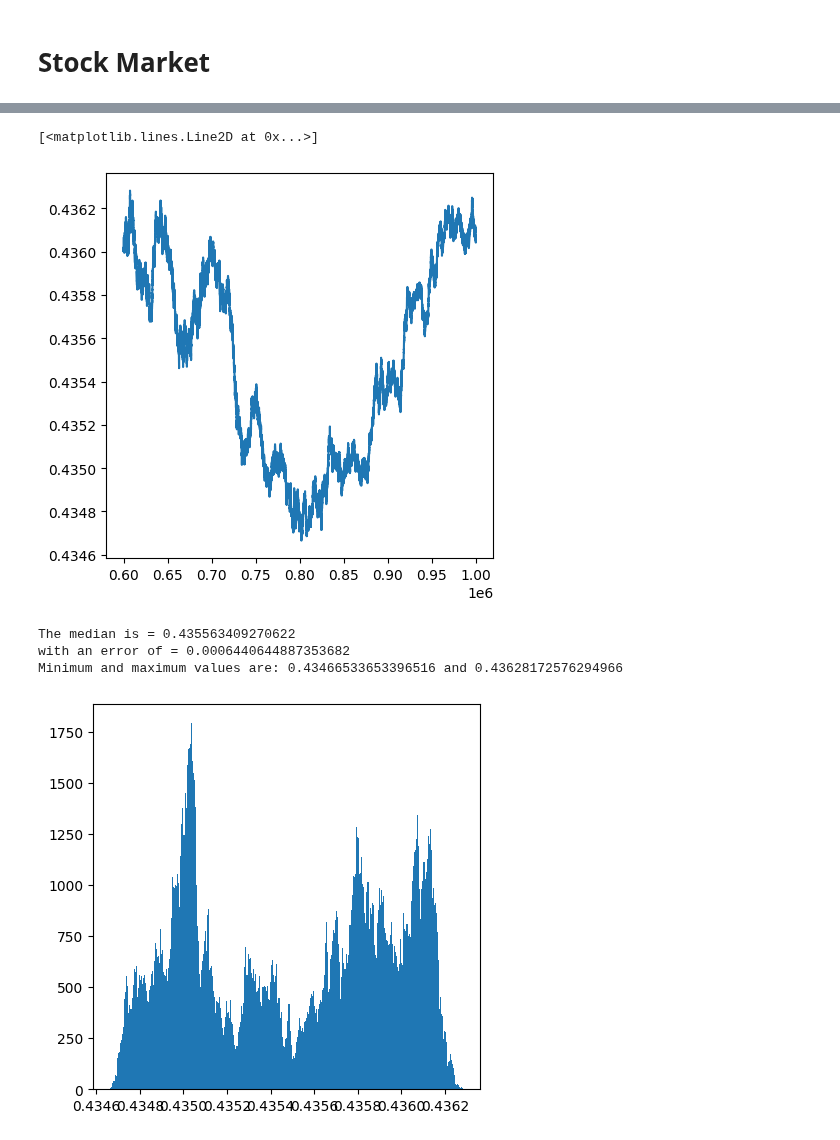
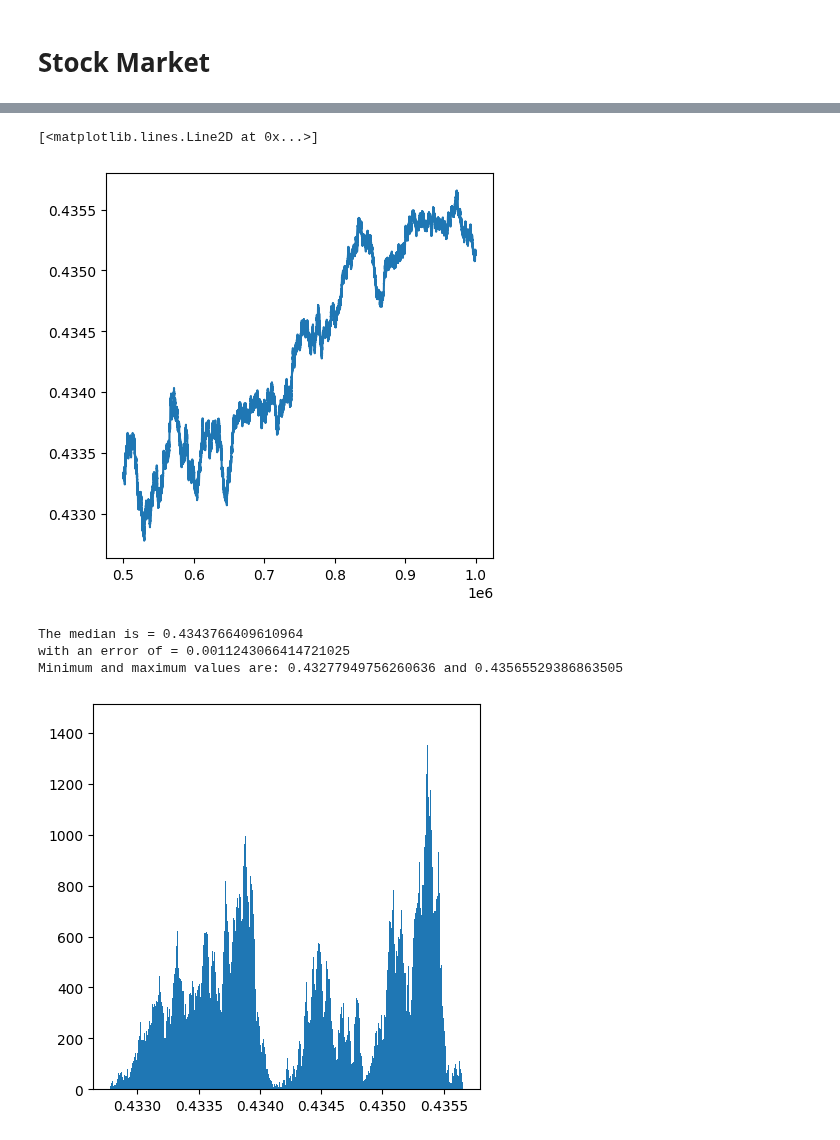
Before and after one commit to EdoSanto/astrostatistics_bicocca_2024, a Jupyter notebook: working/L10 - Planning a telescope observation.ipynb, the cells around one changed output, grey strips where cells are left out. Cells and saved outputs as stored; diff of their text form; code cells hidden in the pictures.

```diff
--- a/working/L10 - Planning a telescope observation.ipynb
+++ b/working/L10 - Planning a telescope observation.ipynb
@@ -143,9 +143,9 @@ Stagnant market = 6.2539%
 # %%
-burn_in = 600000
+burn_in = 500000
 plt.plot(range(burn_in, N), trace[burn_in:])
 # %% [output]
 [<matplotlib.lines.Line2D at 0x...>]
-[figure, old version]
+[figure, new version]
 # %%
 plt.hist(trace[burn_in:], bins = int(np.sqrt(len(trace[burn_in:]))), density = True)
 
@@ -155,7 +155,7 @@ print('Minimum and maximum values are: ' + str(min(trace[burn_in:])) + ' and ' +
 
 plt.show()
 # %% [output]
-The median is = 0.435563409270622
-with an error of = 0.0006440644887353682
-Minimum and maximum values are: 0.43466533653396516 and 0.43628172576294966
+The median is = 0.4343766409610964
+with an error of = 0.0011243066414721025
+Minimum and maximum values are: 0.43277949756260636 and 0.43565529386863505
-[figure, old version]
+[figure, new version]
```
Also changed, not shown: parts of 4 cells of this notebook, 2 other files.
